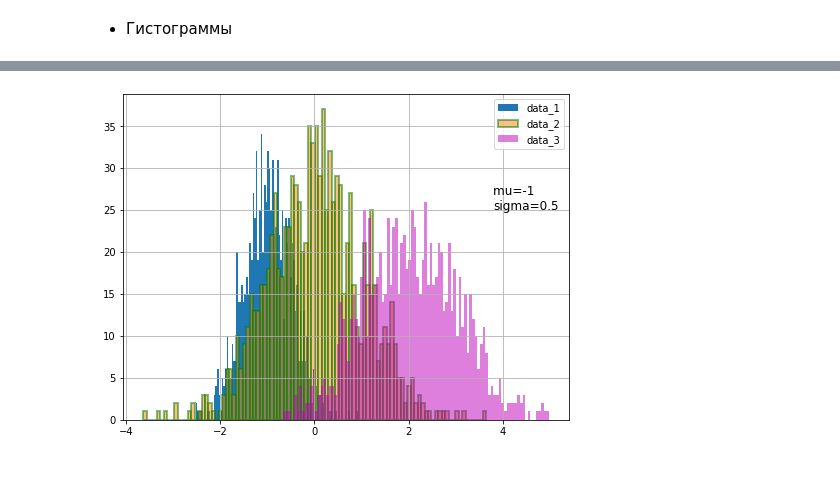
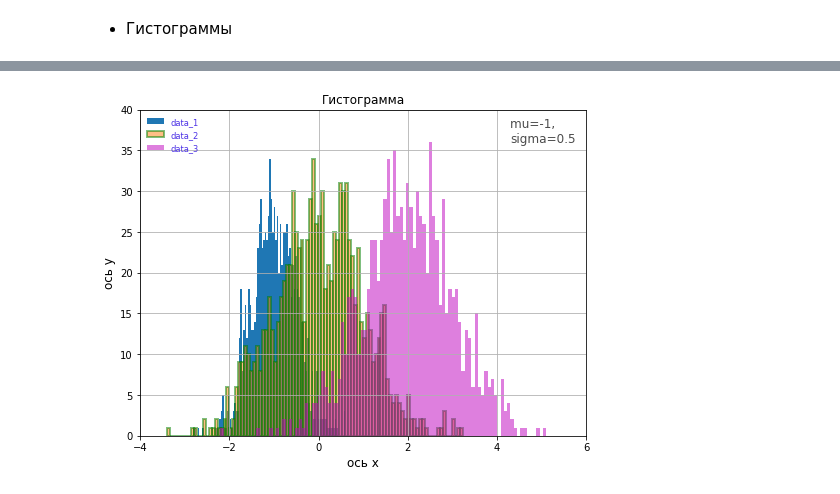
Before and after one commit to Aysen23/Altan_python, a Jupyter notebook: 2.analytics/8.Matplotlib.ipynb, the cells around one changed output, grey strips where cells are left out. Drawn from its saved outputs; the diff is of its cells as text; code cells hidden in the pictures.

```diff
--- a/2.analytics/8.Matplotlib.ipynb
+++ b/2.analytics/8.Matplotlib.ipynb
@@ -70,24 +70,30 @@ plt.show()
 # %%
 plt.figure(figsize=(8, 6))
 
 m = -1
 std = 0.5
 
 data_1 = np.random.normal(m, std, 1000)
 data_2 = np.random.normal(0, 1, 1000)
 data_3 = np.random.normal(2, 1, 1000)
 
 plt.hist(data_1, bins=100, label="data_1")
 plt.hist(data_2, bins=100, alpha=0.5, label="data_2", lw=2, ec="g")
 n, b, p = plt.hist(data_3, bins=100, alpha=0.5, color="m", label="data_3")
 
-plt.legend()
-plt.text(3.8, 25, f"mu={m} \nsigma={std}", size="large")
+plt.legend(loc="upper left", labelcolor=(0.3, 0.2, 0.9), frameon=False, fontsize="small")
+plt.text(4.3, 36, f"mu={m}, \nsigma={std}", fontsize="large", alpha=0.7)
+plt.xlim(-4, 6)
+plt.ylim(0, 40)
 plt.grid(True)
+plt.title("Гистограмма")
+plt.xlabel("ось x", size="large")
+plt.ylabel("ось y", size="large")
+
 
 plt.show()
 # %% [output]
-[figure, old version]
+[figure, new version]
 # %%
 # np.random.seed(0)
 np.random.randint(10, size=5)
```
Also changed, not shown: parts of 5 cells of this notebook, 2 other files.
